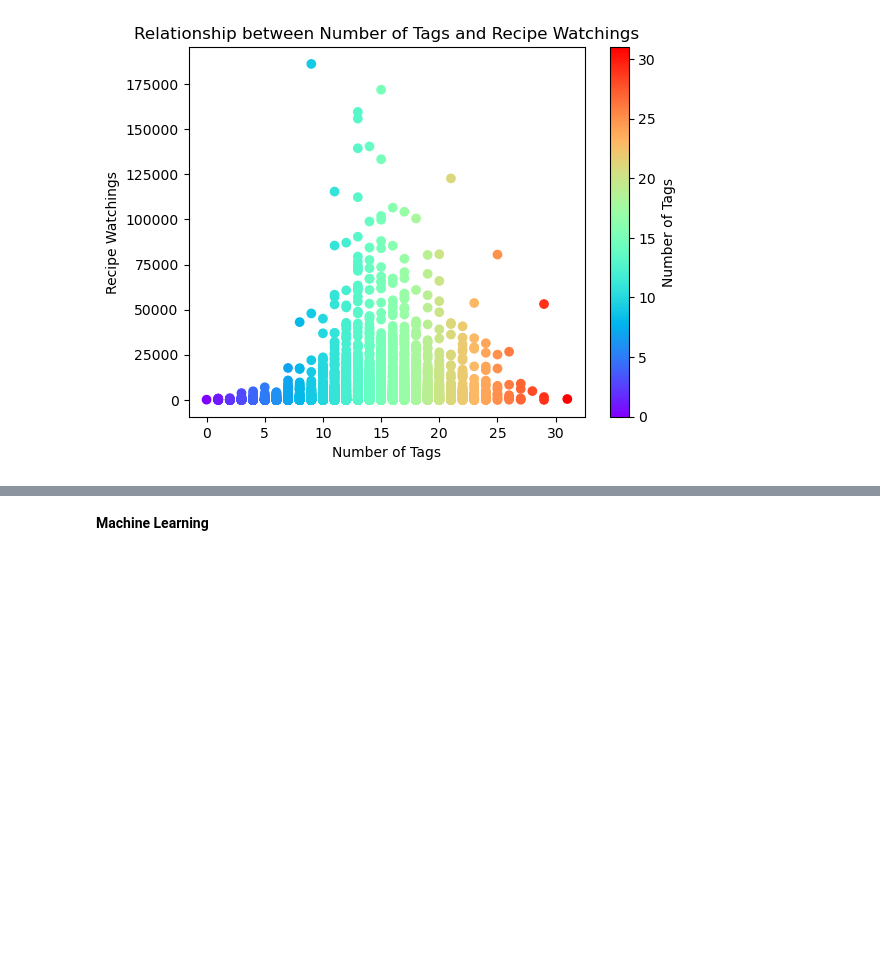
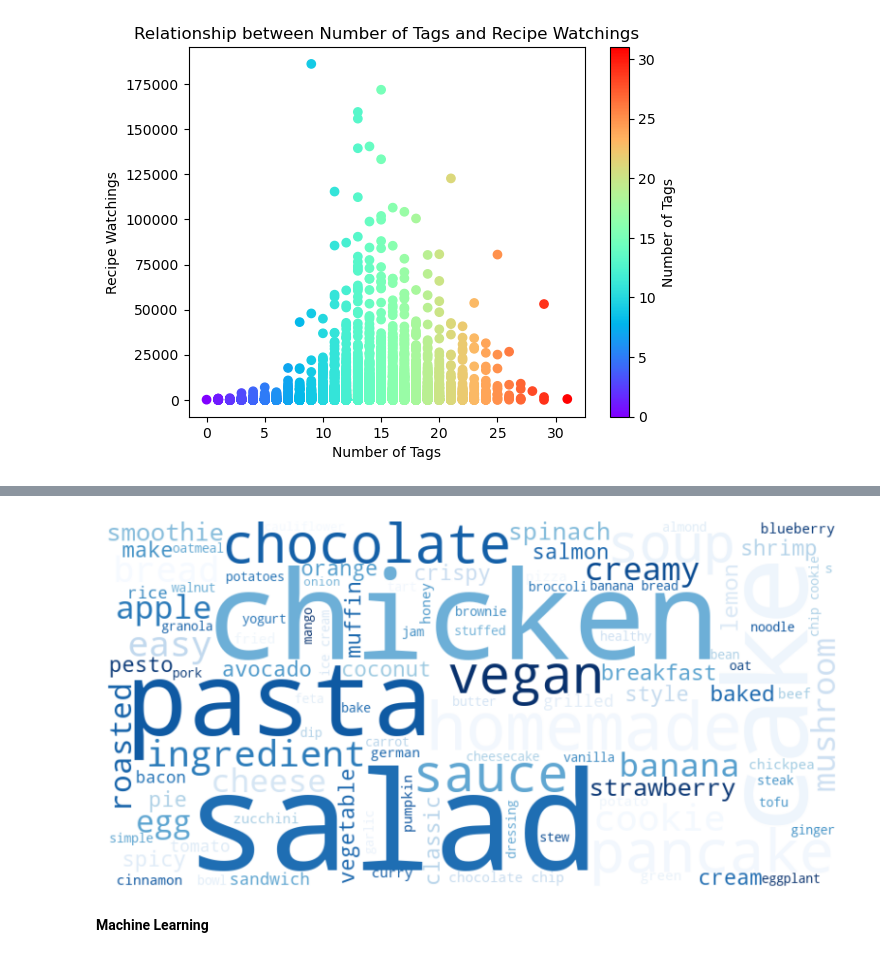
Before and after one commit to ShiranGar/Data-Science-Project, a Jupyter notebook: recipe_prediction_project.ipynb, the cells around one changed output, grey strips where cells are left out. Drawn from its saved outputs; the diff is of its cells as text; code cells hidden in the pictures; blank space fills up the shorter version.

```diff
--- a/recipe_prediction_project.ipynb
+++ b/recipe_prediction_project.ipynb
@@ -548,3 +590,31 @@ plt.show()
+# %%
+# Concatenate all the text data into a single string
+text_data = " ".join(df['title'])
+
+# Convert the text to lowercase
+text_data = text_data.lower()
+
+# Exclude specific words
+exclude_words = ['and', 'with']
+text_data = " ".join(word for word in text_data.split() if word not in exclude_words)
+
+# Create a WordCloud object
+wordcloud = WordCloud(
+    width=800,
+    height=400,
+    background_color='white',
+    max_words=100,
+    max_font_size=150,
+    colormap='Blues'
+).generate(text_data)
+
+# Display the word cloud using matplotlib
+plt.figure(figsize=(10, 6))
+plt.imshow(wordcloud, interpolation='bilinear')
+plt.axis('off')
+plt.show()
+# %% [output]
+[figure, added]
 # %% [markdown]
 **Machine Learning**
 # %%
```
Also changed, not shown: parts of 17 cells of this notebook.
